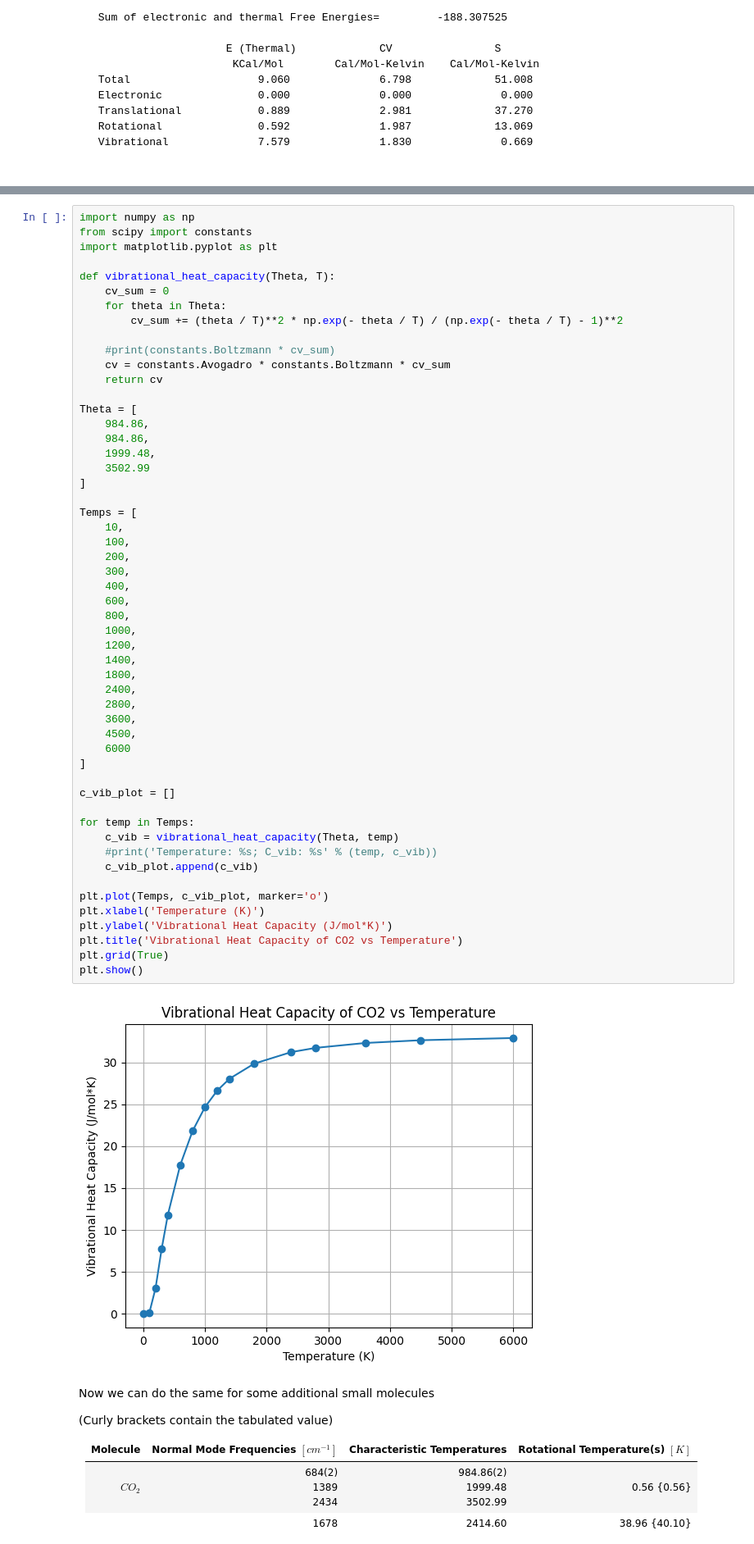
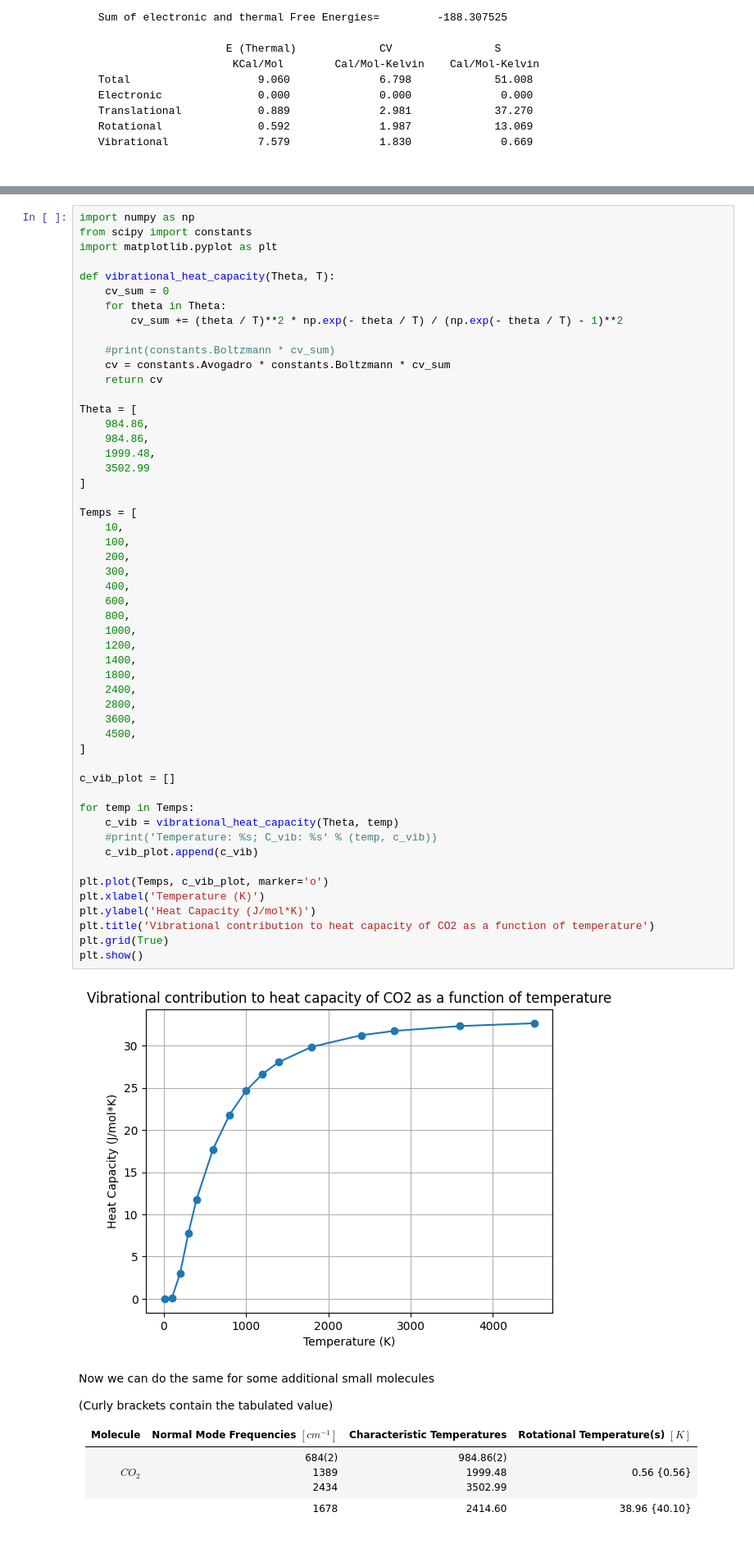
Before and after one commit to denny190/pchem_iv, a Jupyter notebook: Berdar_L04_qm_calc_freq.ipynb, the cells around one changed output, grey strips where cells are left out. Shown at 82% size. Cells and saved outputs as stored; diff of their text form.

```diff
--- a/Berdar_L04_qm_calc_freq.ipynb
+++ b/Berdar_L04_qm_calc_freq.ipynb
@@ -136,37 +136,36 @@ Theta = [
 Temps = [
     10,
     100,
     200,
     300,
     400,
     600,
     800,
     1000,
     1200,
     1400,
     1800,
     2400,
     2800,
     3600,
     4500,
-    6000
 ]
 
 c_vib_plot = []
 
 for temp in Temps:
     c_vib = vibrational_heat_capacity(Theta, temp)
     #print('Temperature: %s; C_vib: %s' % (temp, c_vib))
     c_vib_plot.append(c_vib)
 
 plt.plot(Temps, c_vib_plot, marker='o')
 plt.xlabel('Temperature (K)')
-plt.ylabel('Vibrational Heat Capacity (J/mol*K)')
-plt.title('Vibrational Heat Capacity of CO2 vs Temperature')
+plt.ylabel('Heat Capacity (J/mol*K)')
+plt.title('Vibrational contribution to heat capacity of CO2 as a function of temperature')
 plt.grid(True)
 plt.show()
 # %% [output]
-[figure, old version]
+[figure, new version]
 # %% [markdown]
 Now we can do the same for some additional small molecules
 
```
Also changed, not shown: parts of 4 cells of this notebook.
